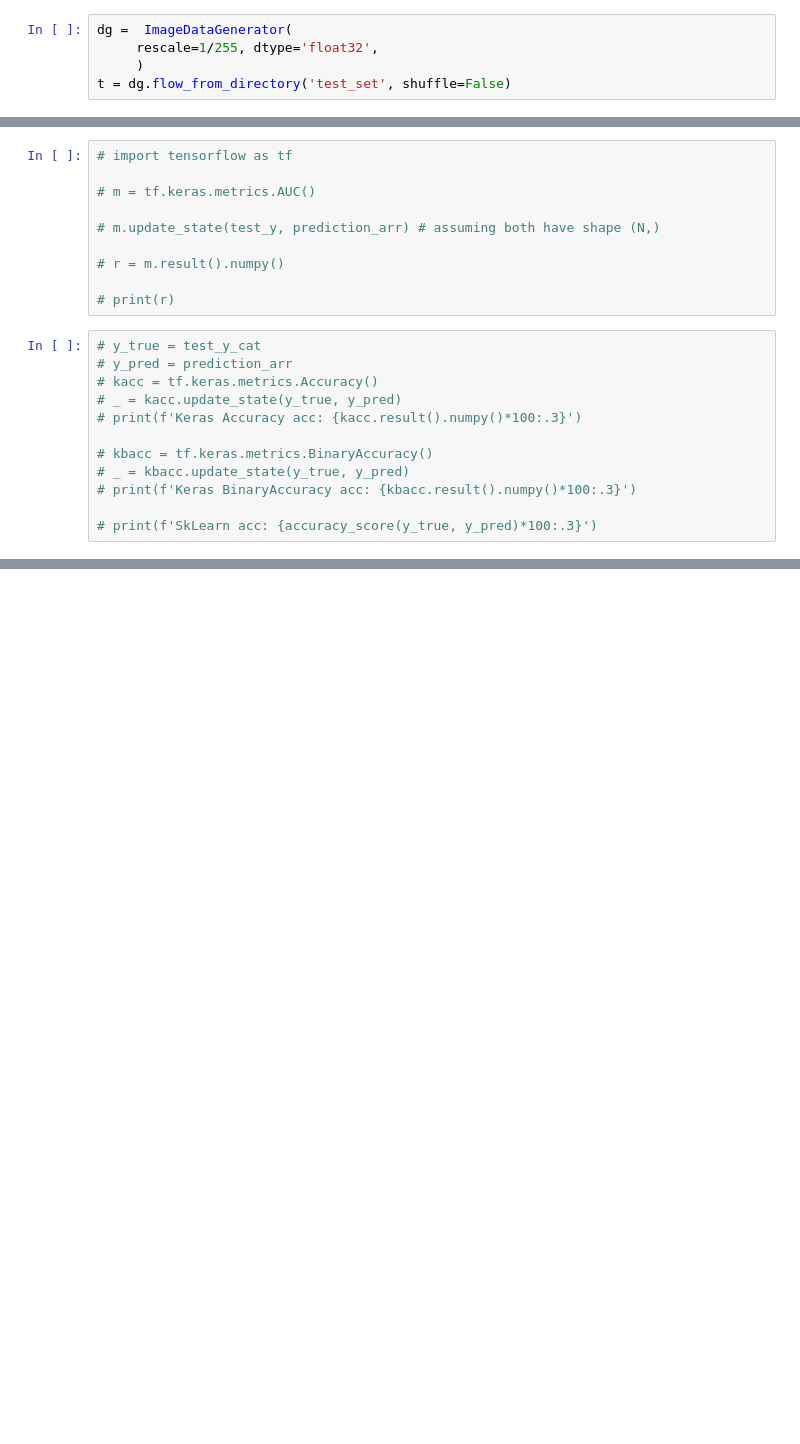
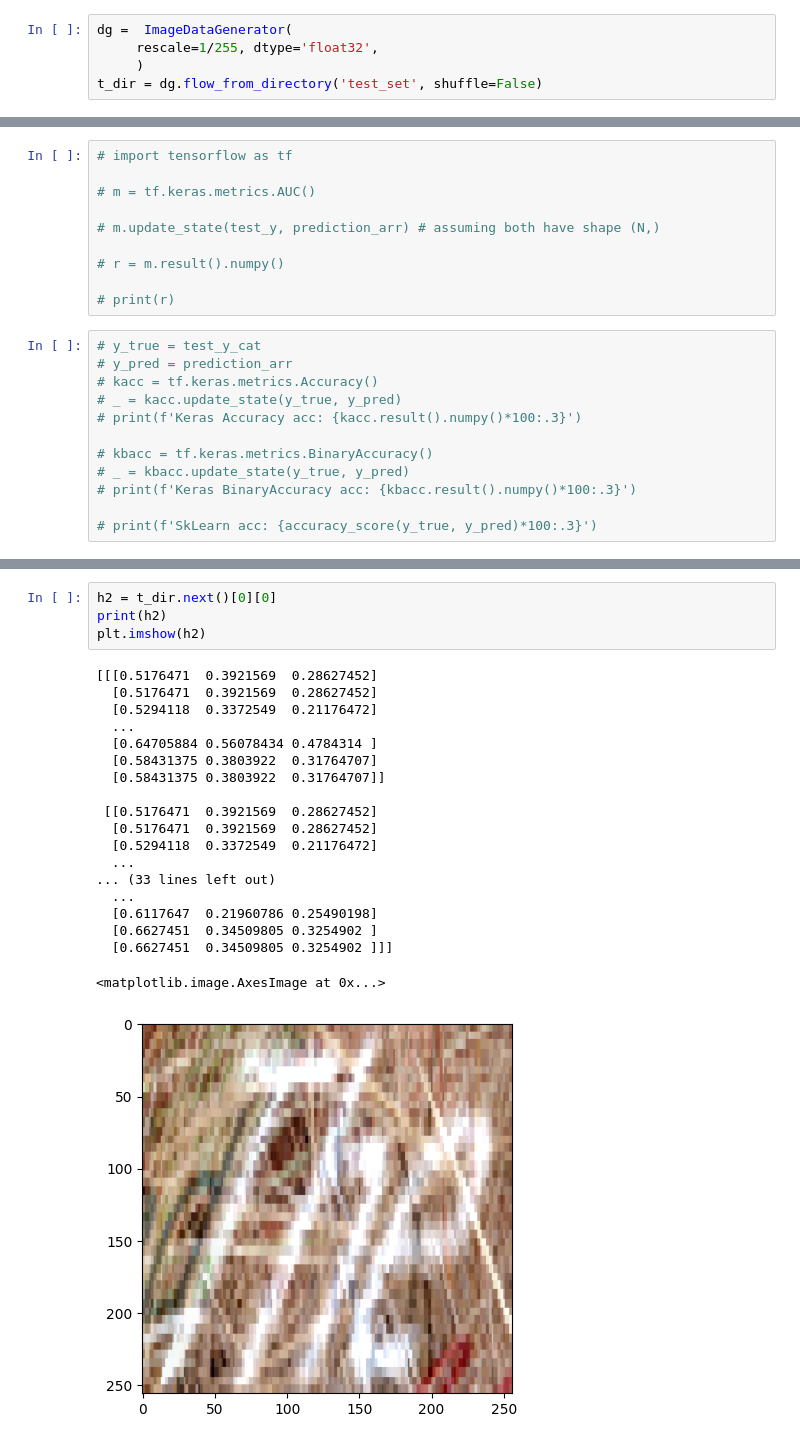
Before and after one commit to glusi/cv-project, a Jupyter notebook: last_project.ipynb, the cells around one changed output, grey strips where cells are left out. Cells and saved outputs as stored; diff of their text form; blank space fills up the shorter version.

```diff
--- a/last_project.ipynb
+++ b/last_project.ipynb
@@ -499,5 +491,5 @@ Check with flow from test directory
 dg =  ImageDataGenerator(
      rescale=1/255, dtype='float32',
      )
-t = dg.flow_from_directory('test_set', shuffle=False)
+t_dir = dg.flow_from_directory('test_set', shuffle=False)
 # %% [output]
@@ -588,0 +604,24 @@ Titillium Web       0.75      0.82      0.78       179
+# %%
+h2 = t_dir.next()[0][0]
+print(h2)
+plt.imshow(h2)
+# %% [output]
+[[[0.5176471  0.3921569  0.28627452]
+  [0.5176471  0.3921569  0.28627452]
+  [0.5294118  0.3372549  0.21176472]
+  ...
+  [0.64705884 0.56078434 0.4784314 ]
+  [0.58431375 0.3803922  0.31764707]
+  [0.58431375 0.3803922  0.31764707]]
+
+ [[0.5176471  0.3921569  0.28627452]
+  [0.5176471  0.3921569  0.28627452]
+  [0.5294118  0.3372549  0.21176472]
+  ...
+... (33 lines left out)
+  ...
+  [0.6117647  0.21960786 0.25490198]
+  [0.6627451  0.34509805 0.3254902 ]
+  [0.6627451  0.34509805 0.3254902 ]]]
+<matplotlib.image.AxesImage at 0x...>
+[figure, added]
```
Also changed, not shown: parts of 18 cells of this notebook.
